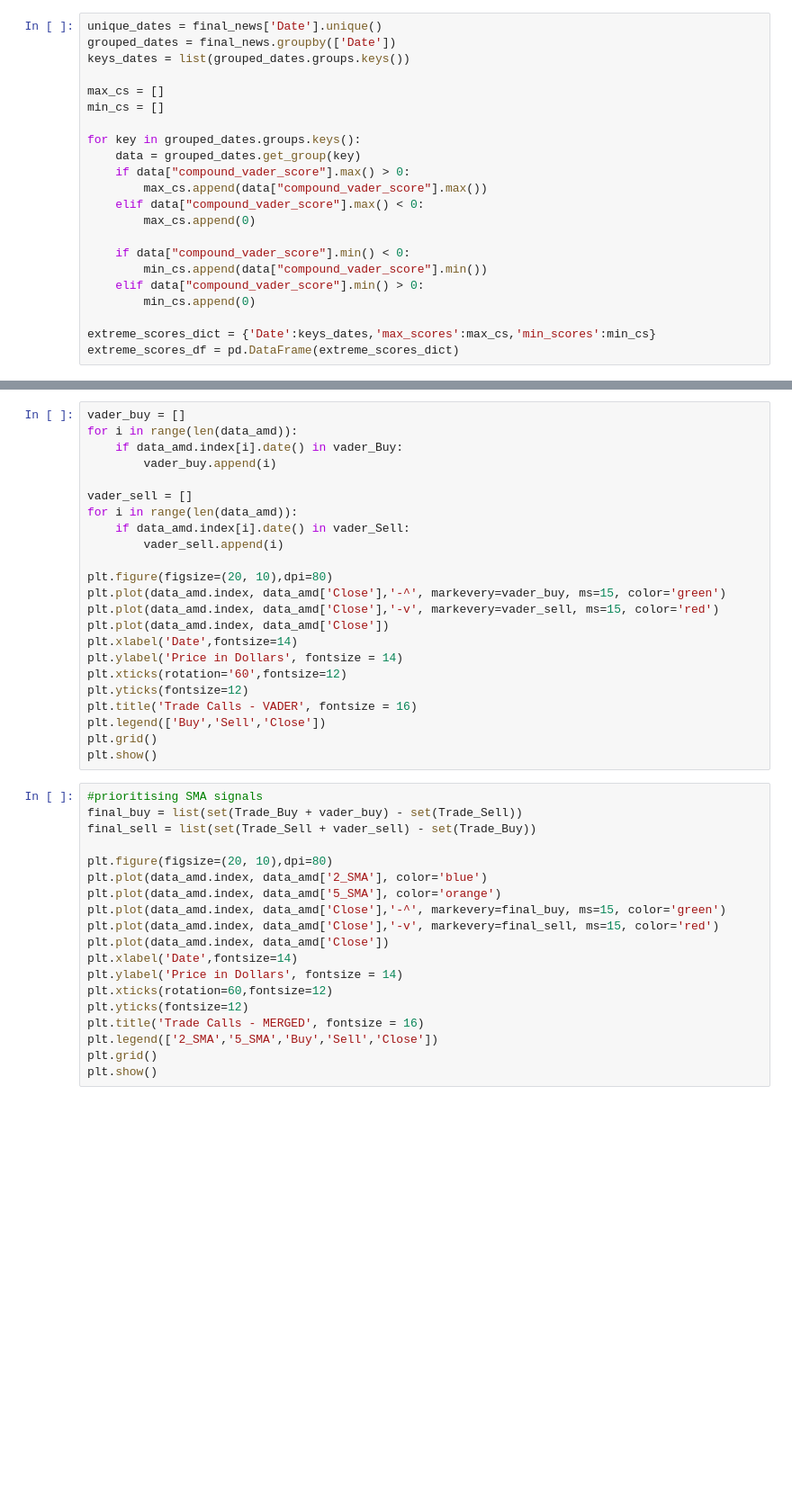
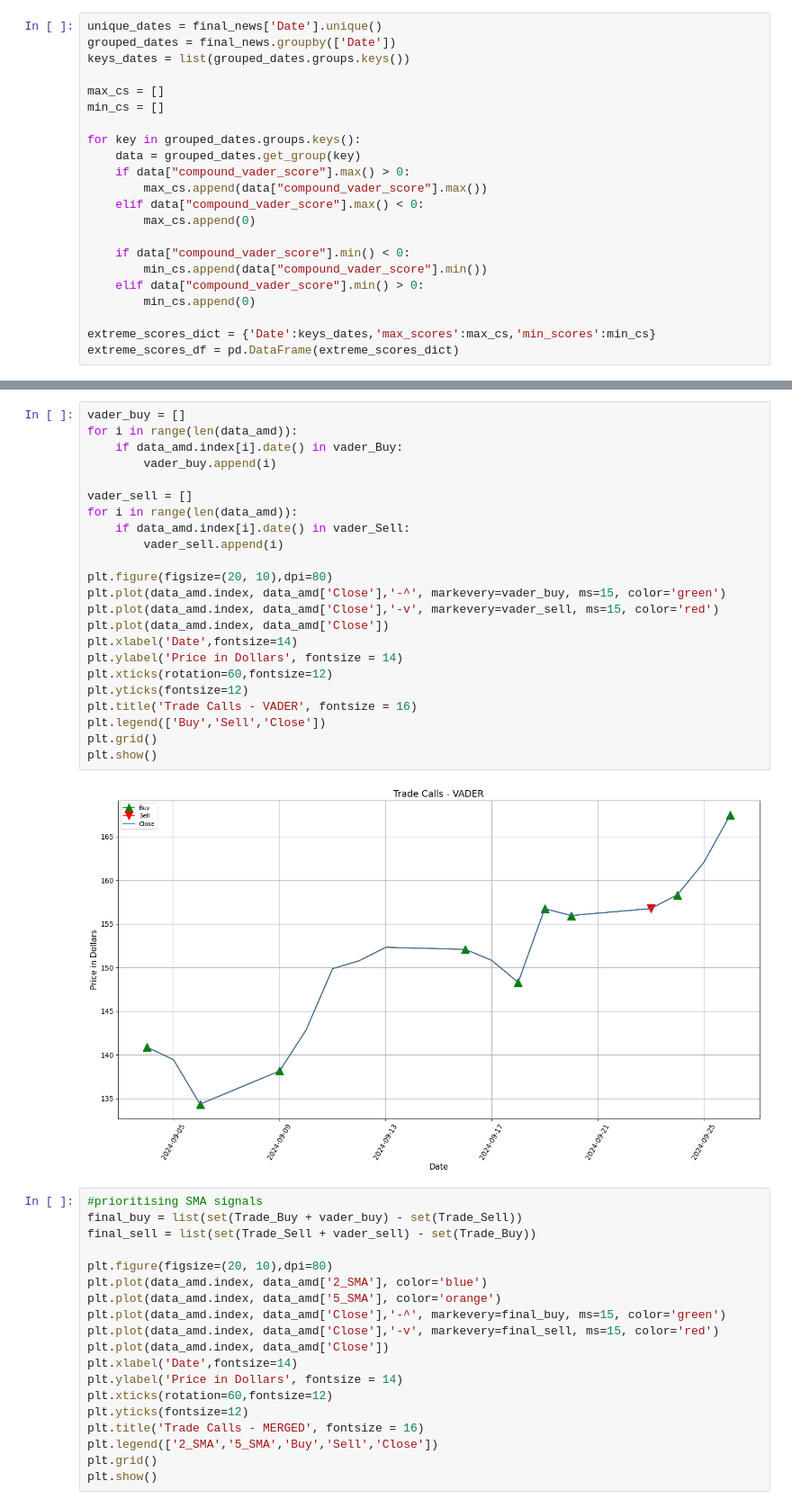
Before and after one commit to shambo2/stock_sentiment_analysis_VANDAR_SMA, a Jupyter notebook: Project.ipynb, the cells around one changed output, grey strips where cells are left out. Shown at 90% size. Saved outputs shown, nothing was run; the diff lists cells and outputs as text; blank space fills up the shorter version.

```diff
--- a/Project.ipynb
+++ b/Project.ipynb
@@ -141,26 +183,28 @@ for i in range(len(extreme_scores_df)):
 # %%
 vader_buy = []
 for i in range(len(data_amd)):
     if data_amd.index[i].date() in vader_Buy:
         vader_buy.append(i)
 
 vader_sell = []
 for i in range(len(data_amd)):
     if data_amd.index[i].date() in vader_Sell:
         vader_sell.append(i)
 
 plt.figure(figsize=(20, 10),dpi=80)
 plt.plot(data_amd.index, data_amd['Close'],'-^', markevery=vader_buy, ms=15, color='green')
 plt.plot(data_amd.index, data_amd['Close'],'-v', markevery=vader_sell, ms=15, color='red')
 plt.plot(data_amd.index, data_amd['Close'])
 plt.xlabel('Date',fontsize=14)
 plt.ylabel('Price in Dollars', fontsize = 14)
-plt.xticks(rotation='60',fontsize=12)
+plt.xticks(rotation=60,fontsize=12)
 plt.yticks(fontsize=12)
 plt.title('Trade Calls - VADER', fontsize = 16)
 plt.legend(['Buy','Sell','Close'])
 plt.grid()
 plt.show()
+# %% [output]
+[figure, added]
 # %%
 #prioritising SMA signals
 final_buy = list(set(Trade_Buy + vader_buy) - set(Trade_Sell))
```
Also changed, not shown: parts of 6 cells of this notebook, 1 other file.
